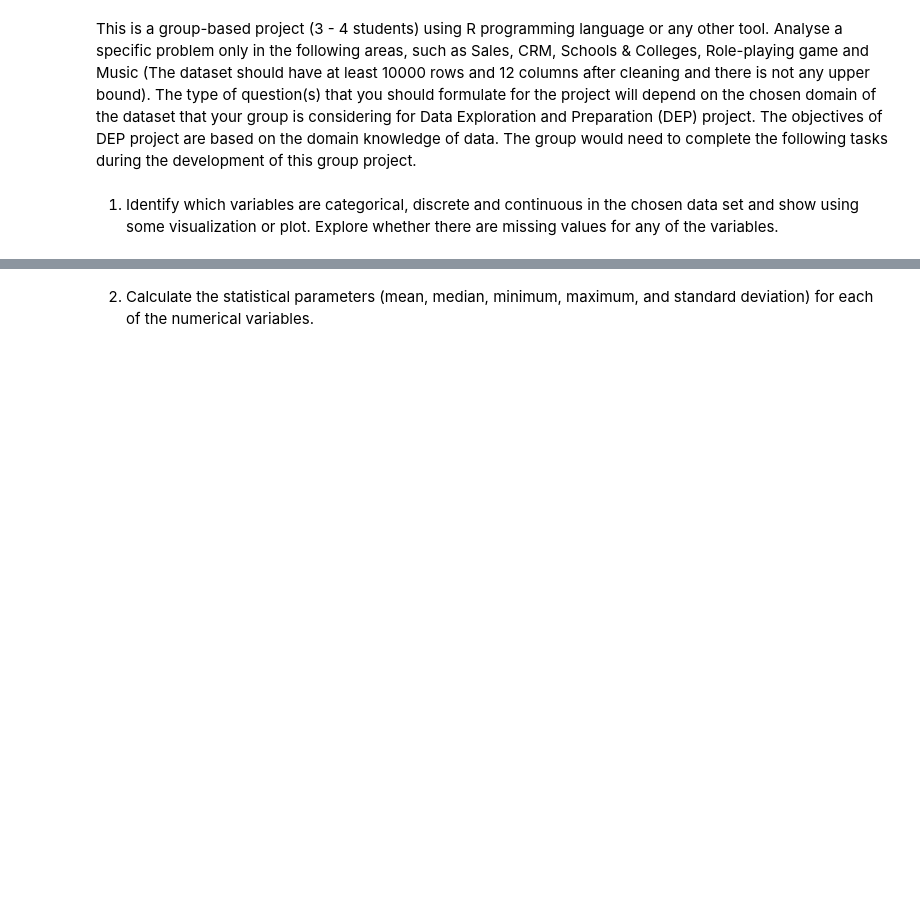
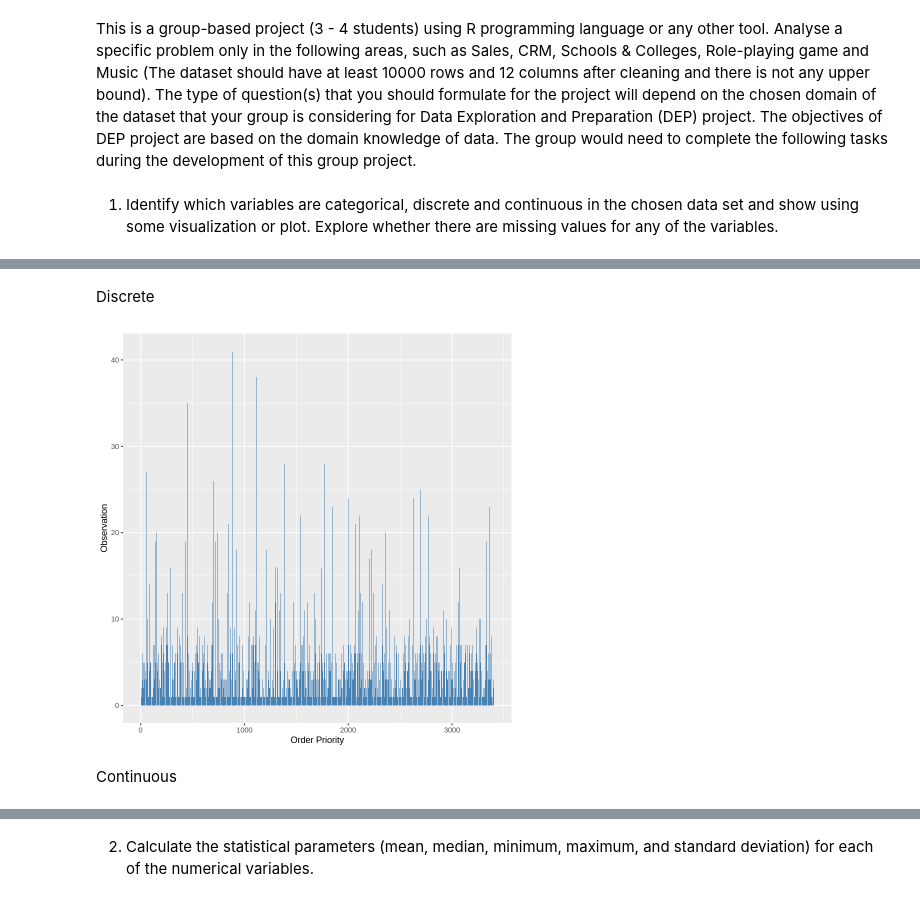
Before and after one commit to raulFuzita/cct-project-muhammad-ca, a Jupyter notebook: CCT_project_Muhammad.ipynb, the cells around one changed output, grey strips where cells are left out. Saved outputs shown, nothing was run; the diff lists cells and outputs as text; code cells hidden in the pictures; blank space fills up the shorter version.

```diff
--- a/CCT_project_Muhammad.ipynb
+++ b/CCT_project_Muhammad.ipynb
@@ -133,0 +584,10 @@ This is a group-based project (3 - 4 students) using R programming language or a
+# %% [markdown]
+Discrete
+# %%
+ggplot(df, aes(x=Customer_ID)) +
+geom_bar(fill='steelblue') +
+labs(x='Order Priority', y='Observation')
+# %% [output]
+[figure, added]
+# %% [markdown]
+Continuous
```
Also changed, not shown: parts of 74 cells of this notebook.
